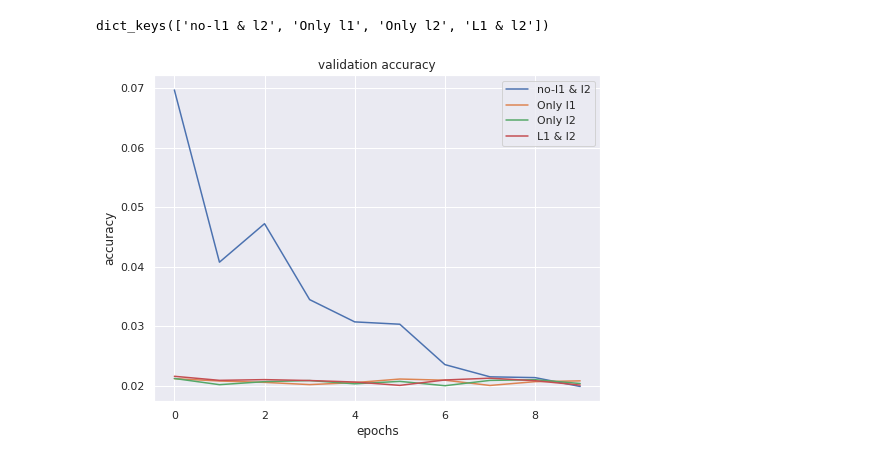
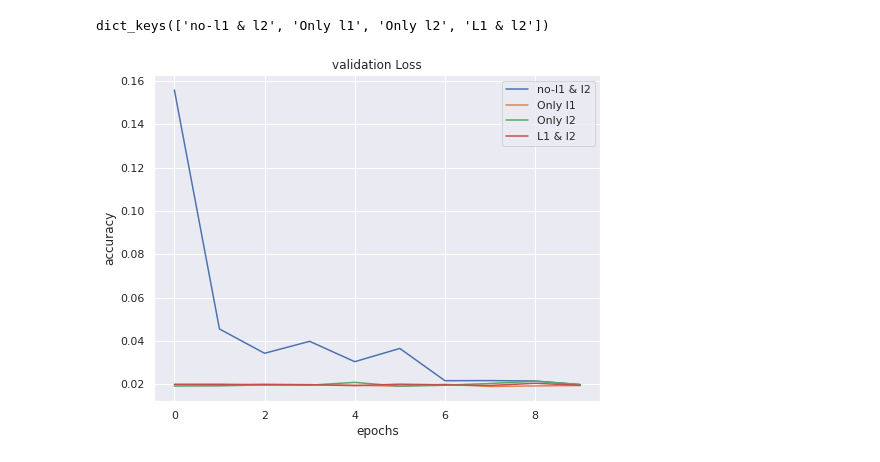
Before and after one commit to vvshankar78/DeepLearning, a Jupyter notebook: Extensive VisionAI (EVA5)/06_Regularization & Modular Coding/04_Modular+regularization_FINAL.ipynb, the cells around one changed output. Cells and saved outputs as stored; diff of their text form; code cells hidden in the pictures.

```diff
--- a/Extensive VisionAI (EVA5)/06_Regularization & Modular Coding/04_Modular+regularization_FINAL.ipynb
+++ b/Extensive VisionAI (EVA5)/06_Regularization & Modular Coding/04_Modular+regularization_FINAL.ipynb
@@ -586,19 +621,19 @@ dict_keys(['no-l1 & l2', 'Only l1', 'Only l2', 'L1 & l2'])
 # %%
 # plot Loss for all models
 
 plt.figure(figsize=(8,6))
-plt.title('validation accuracy')
+plt.title('validation Loss')
 plt.xlabel('epochs')
 plt.ylabel('accuracy')
 for idx,exp_name in enumerate(metric_values.keys()):
   train_metric,test_metric = metric_values[exp_name]
   train_acc,train_loss = train_metric
   test_acc,test_loss = test_metric
   plt.plot(test_loss,label='{}'.format(exp_name))
 plt.legend()
 plt.show()
 # %% [output]
-[figure, old version]
+[figure, new version]
 # %%
 # plot accuracy for all models
 
```
Also changed, not shown: parts of 14 cells of this notebook.
